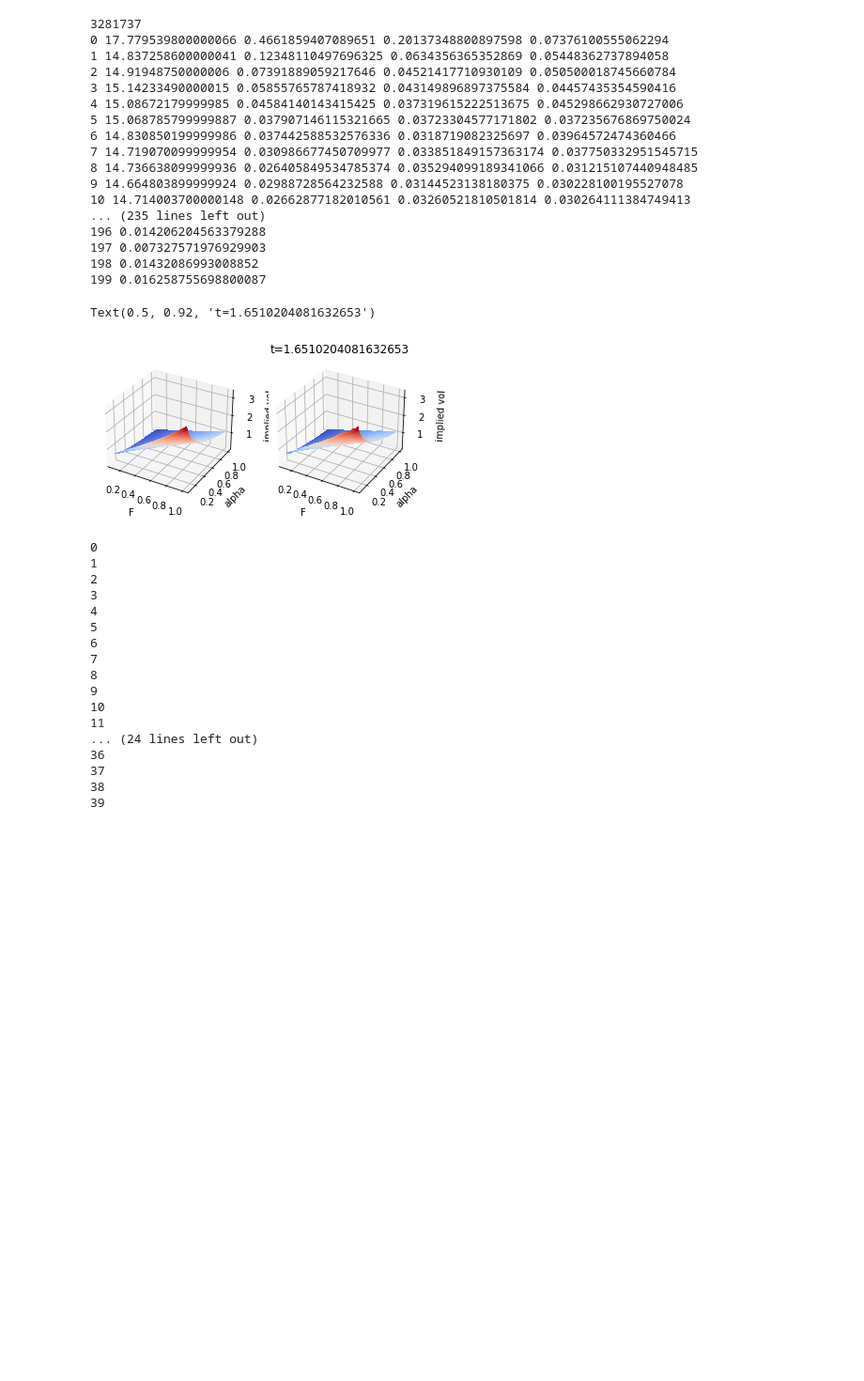
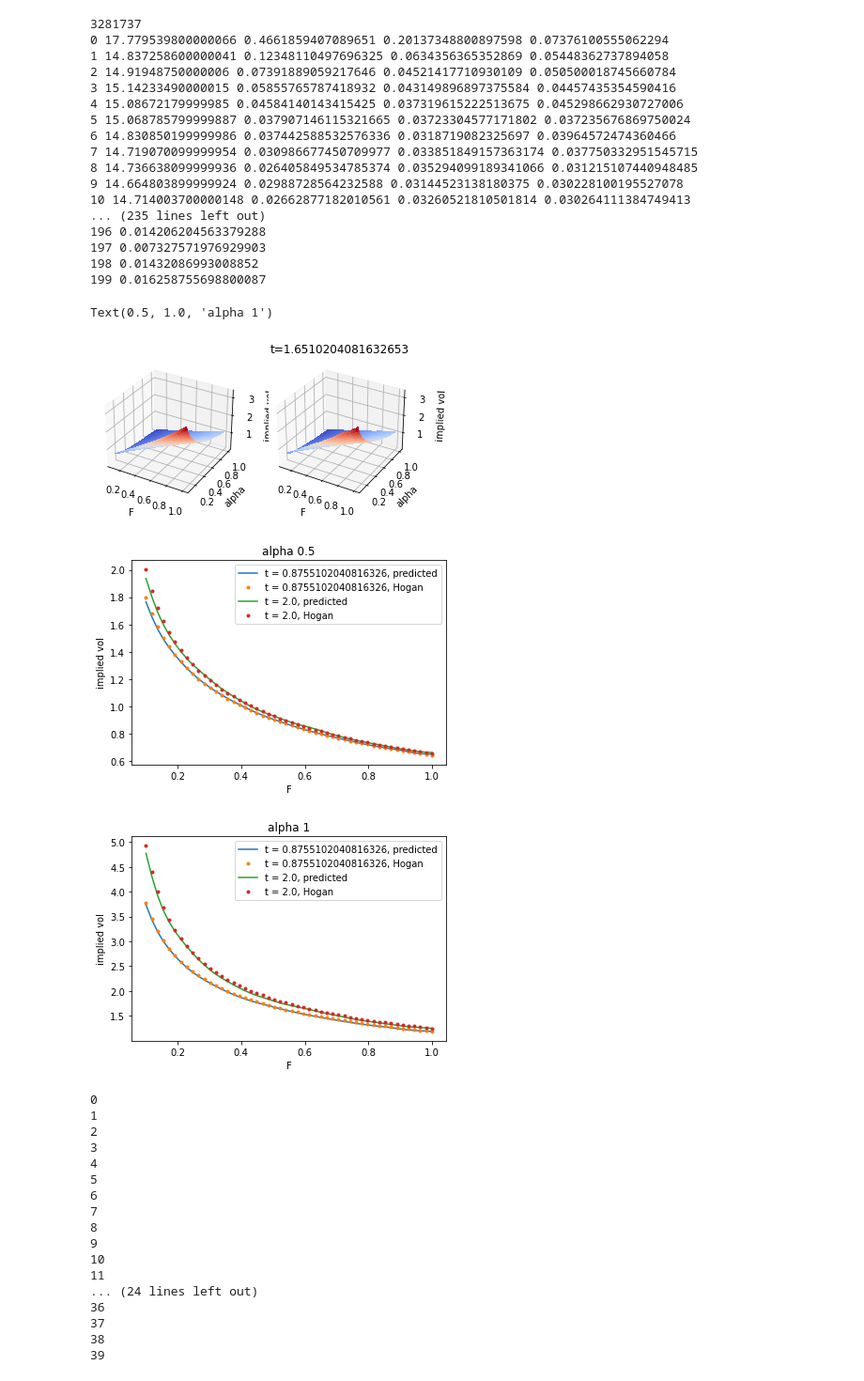
Before and after one commit to jy-tang/fourier_neural_operator, a Jupyter notebook: fourier_3d_SABR.ipynb, the cells around one changed output. Shown at 94% size. Drawn from its saved outputs; the diff is of its cells as text; code cells hidden in the pictures; blank space fills up the shorter version.

```diff
--- a/fourier_3d_SABR.ipynb
+++ b/fourier_3d_SABR.ipynb
@@ -350,34 +350,64 @@ import matplotlib.pyplot as plt
 pred = scipy.io.loadmat('pred/SABR_3d_pred.mat')
 benchmark = scipy.io.loadmat('pred/SABR_3d_benchmark.mat')
 predicted = pred['pred']
 groundtruth = benchmark['benchmark']
 
 from matplotlib import cm
 # importing movie py libraries
 from moviepy.editor import VideoClip
 from moviepy.video.io.bindings import mplfig_to_npimage
 tempx = np.linspace(0.1,2,50)
 s = np.linspace(0.1,1,50)
 tlist = np.linspace(0.1,2,50)
 N = 100
 Nt =30
 [alphagrid,sgrid] = np.meshgrid(s,s)
 fig,(ax1,ax2) = plt.subplots(ncols=2,subplot_kw={"projection": "3d"})
 ax1.plot_surface(alphagrid,sgrid,groundtruth[N,:,:,Nt].reshape(50,50),cmap=cm.coolwarm,
                        linewidth=0, antialiased=False,label = 'groundtruth')
 ax1.set_xlabel('F')
 ax1.set_ylabel('alpha')
 ax1.set_zlabel('implied vol')
 ax2.plot_surface(alphagrid,sgrid,predicted[N,:,:,Nt].reshape(50,50),cmap=cm.coolwarm,
                        linewidth=0, antialiased=False,label = 'groundtruth')
 ax2.set_xlabel('F')
 ax2.set_ylabel('alpha')
 ax2.set_zlabel('implied vol')
 
 plt.title('t='+str(tlist[10+Nt]))
+
+plt.figure()
+N = 20
+flist = np.linspace(0.1,1,50)
+Nt1 = 10
+plt.plot(flist,predicted[N,:,25,Nt1],label = 't = '+str(tlist[10+Nt1])+', predicted')
+plt.plot(flist,groundtruth[N,:,25,Nt1],'.',label = 't = '+str(tlist[10+Nt1])+', Hogan')
+Nt1 = 39
+plt.plot(flist,predicted[N,:,25,Nt1],label = 't = '+str(tlist[10+Nt1])+', predicted')
+plt.plot(flist,groundtruth[N,:,25,Nt1],'.',label = 't = '+str(tlist[10+Nt1])+', Hogan')
+plt.legend()
+plt.xlabel('F')
+plt.ylabel('implied vol')
+plt.title('alpha 0.5')
+
+plt.figure()
+N = 20
+flist = np.linspace(0.1,1,50)
+Nt1 = 10
+plt.plot(flist,predicted[N,:,49,Nt1],label = 't = '+str(tlist[10+Nt1])+', predicted')
+plt.plot(flist,groundtruth[N,:,49,Nt1],'.',label = 't = '+str(tlist[10+Nt1])+', Hogan')
+Nt1 = 39
+plt.plot(flist,predicted[N,:,49,Nt1],label = 't = '+str(tlist[10+Nt1])+', predicted')
+plt.plot(flist,groundtruth[N,:,49,Nt1],'.',label = 't = '+str(tlist[10+Nt1])+', Hogan')
+plt.legend()
+plt.xlabel('F')
+plt.ylabel('implied vol')
+plt.title('alpha 1')
 # %% [output]
-Text(0.5, 0.92, 't=1.6510204081632653')
+Text(0.5, 1.0, 'alpha 1')
 [figure]
+[figure, added]
+[figure, added]
 # %%
 import scipy
 import matplotlib.pyplot as plt
```
